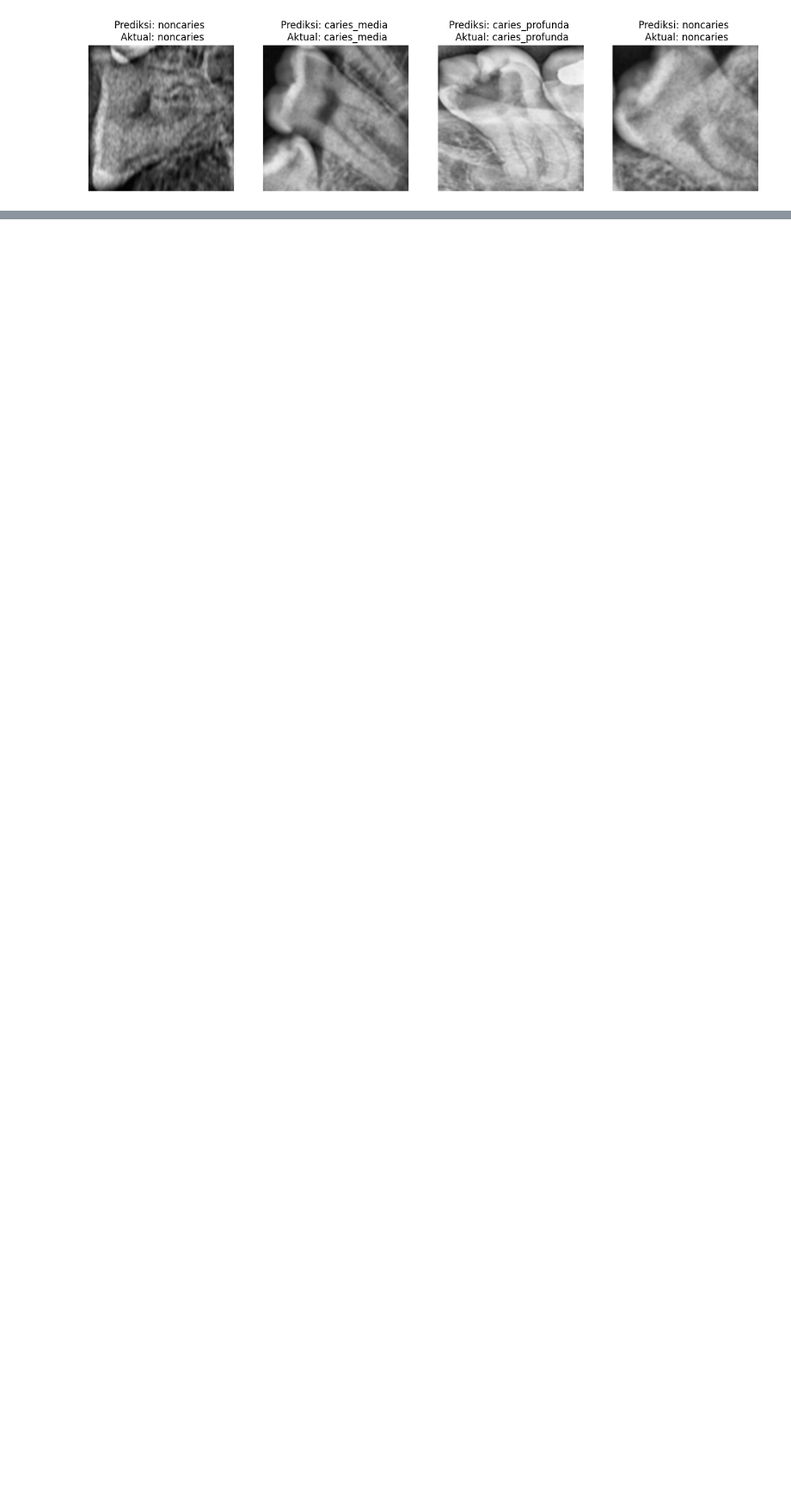
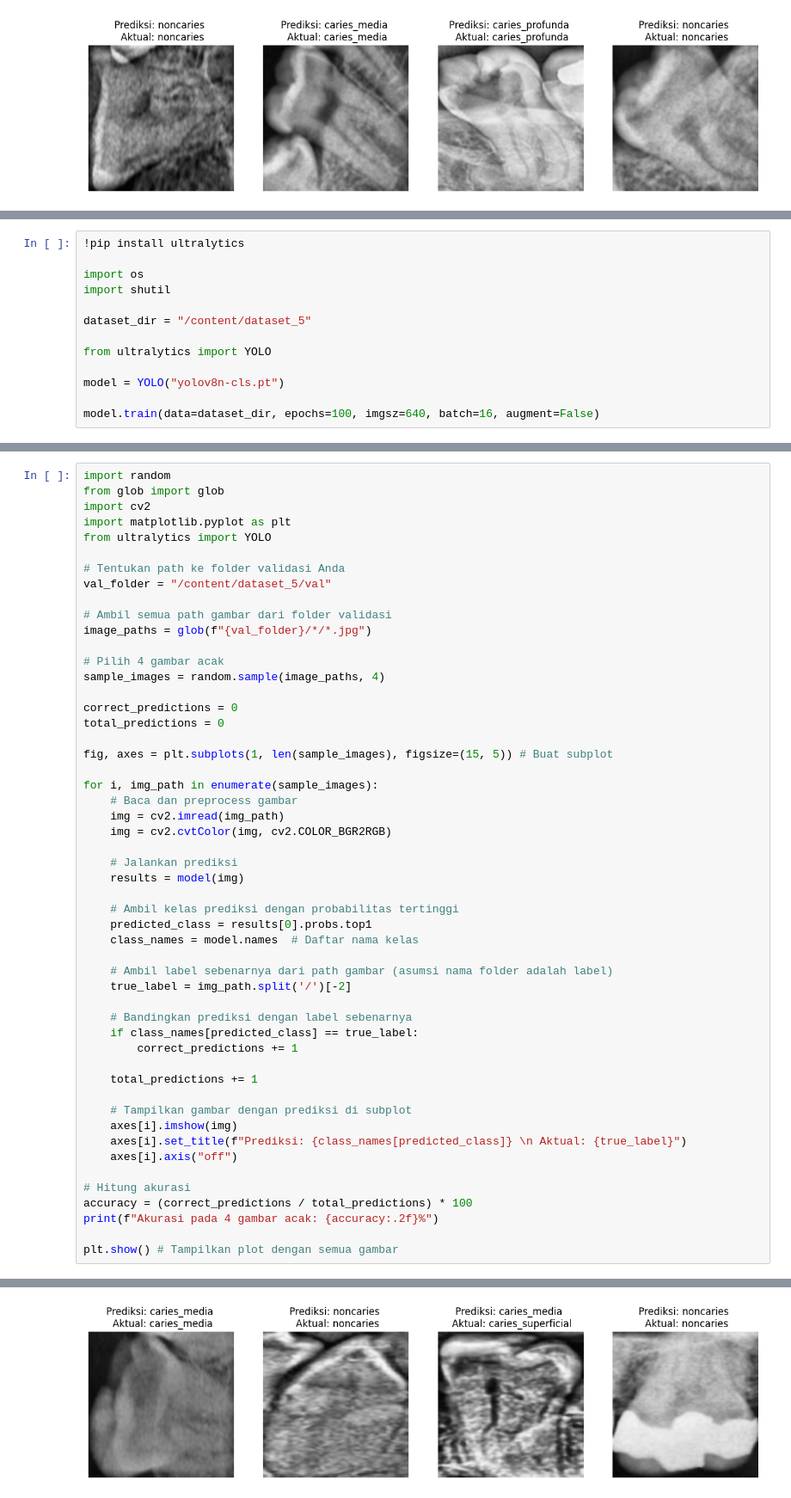
Before and after one commit to gabrieldimas/periapical-photo-caries-detection-using-deep-learning, a Jupyter notebook: classification_model_no_augment_with_filter_v1.ipynb, the cells around one changed output, grey strips where cells are left out. Shown at 86% size. Drawn from its saved outputs; the diff is of its cells as text; blank space fills up the shorter version.

Commit message:
update on training with 100 epoch

```diff
--- a/classification_model_no_augment_with_filter_v1.ipynb
+++ b/classification_model_no_augment_with_filter_v1.ipynb
@@ -310,0 +313,13 @@ files.download(zip_path)
+# %%
+!pip install ultralytics
+
+import os
+import shutil
+
+dataset_dir = "/content/dataset_5"
+
+from ultralytics import YOLO
+
+model = YOLO("yolov8n-cls.pt")
+
+model.train(data=dataset_dir, epochs=100, imgsz=640, batch=16, augment=False)
@@ -310,0 +380,53 @@ files.download(zip_path)
+# %%
+import random
+from glob import glob
+import cv2
+import matplotlib.pyplot as plt
+from ultralytics import YOLO
+
+# Tentukan path ke folder validasi Anda
+val_folder = "/content/dataset_5/val"
+
+# Ambil semua path gambar dari folder validasi
+image_paths = glob(f"{val_folder}/*/*.jpg")
+
+# Pilih 4 gambar acak
+sample_images = random.sample(image_paths, 4)
+
+correct_predictions = 0
+total_predictions = 0
+
+fig, axes = plt.subplots(1, len(sample_images), figsize=(15, 5)) # Buat subplot
+
+for i, img_path in enumerate(sample_images):
+    # Baca dan preprocess gambar
+    img = cv2.imread(img_path)
+    img = cv2.cvtColor(img, cv2.COLOR_BGR2RGB)
+
+    # Jalankan prediksi
+    results = model(img)
+
+    # Ambil kelas prediksi dengan probabilitas tertinggi
+    predicted_class = results[0].probs.top1
+    class_names = model.names  # Daftar nama kelas
+
+    # Ambil label sebenarnya dari path gambar (asumsi nama folder adalah label)
+    true_label = img_path.split('/')[-2]
+
+    # Bandingkan prediksi dengan label sebenarnya
+    if class_names[predicted_class] == true_label:
+        correct_predictions += 1
+
+    total_predictions += 1
+
+    # Tampilkan gambar dengan prediksi di subplot
+    axes[i].imshow(img)
+    axes[i].set_title(f"Prediksi: {class_names[predicted_class]} \n Aktual: {true_label}")
+    axes[i].axis("off")
+
+# Hitung akurasi
+accuracy = (correct_predictions / total_predictions) * 100
+print(f"Akurasi pada 4 gambar acak: {accuracy:.2f}%")
+
+plt.show() # Tampilkan plot dengan semua gambar
+# %% [output]
@@ -310,0 +445 @@ files.download(zip_path)
+[figure, added]
```
Also changed, not shown: parts of 4 cells of this notebook.
